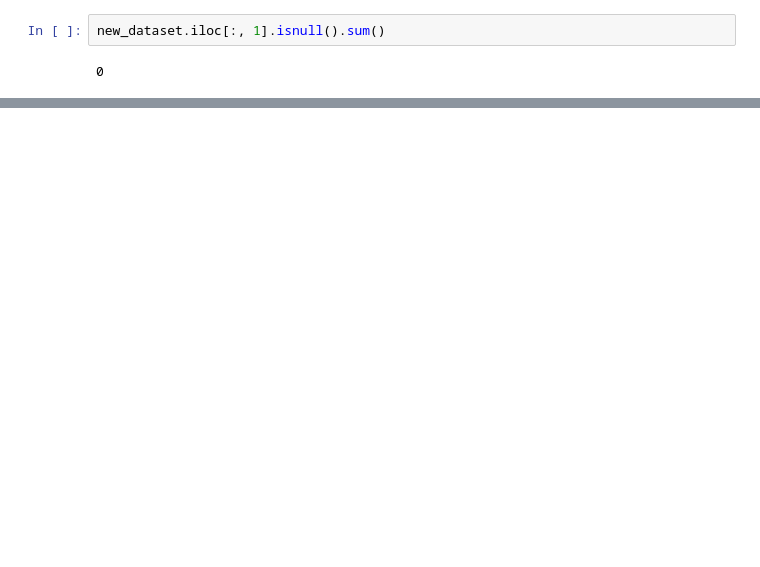
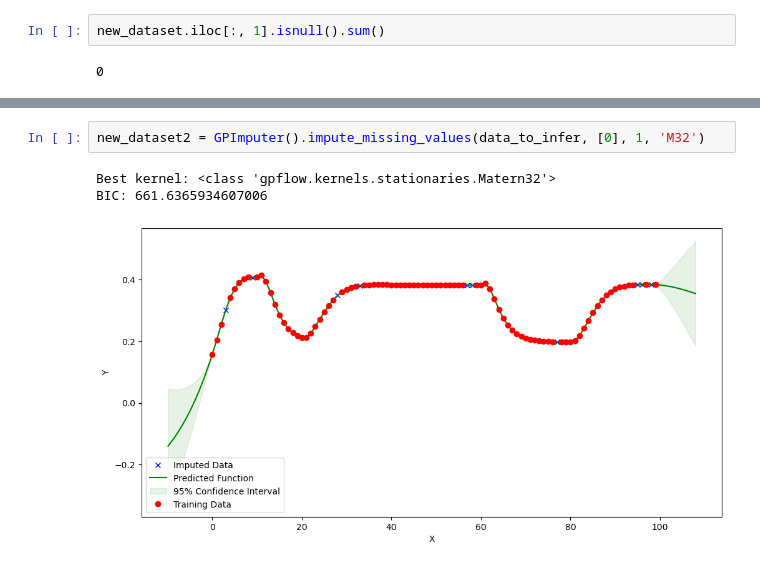
Before and after one commit to ucl-cssb/MIMIC, a Jupyter notebook: examples/examples-data-imputation/impute_GP.ipynb, the cells around one changed output, grey strips where cells are left out. Saved outputs shown, nothing was run; the diff lists cells and outputs as text; blank space fills up the shorter version.

Commit message:
modified the imputer to plot better result predictions

```diff
--- a/examples/examples-data-imputation/impute_GP.ipynb
+++ b/examples/examples-data-imputation/impute_GP.ipynb
@@ -46,0 +47,6 @@ BIC: 596.1333991822453
+# %%
+new_dataset2 = GPImputer().impute_missing_values(data_to_infer, [0], 1, 'M32')
+# %% [output]
+Best kernel: <class 'gpflow.kernels.stationaries.Matern32'>
+BIC: 661.6365934607006
+[figure, added]
```
Also changed, not shown: parts of 2 cells of this notebook, 4 other files.
